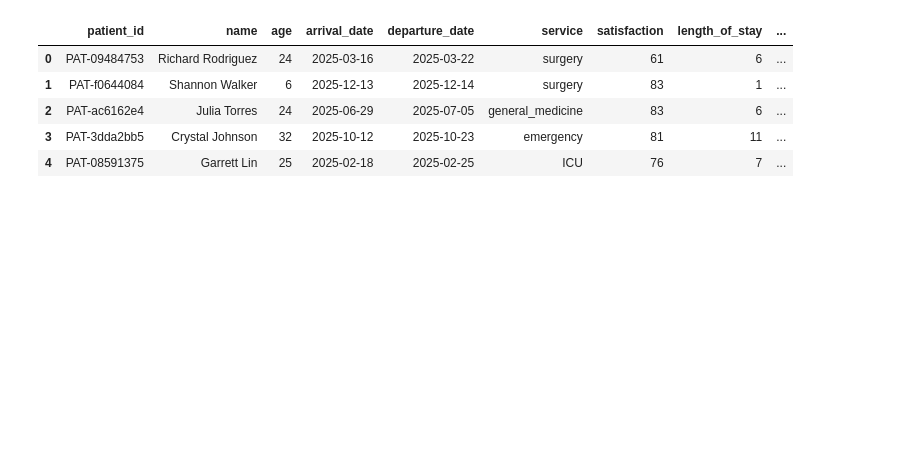
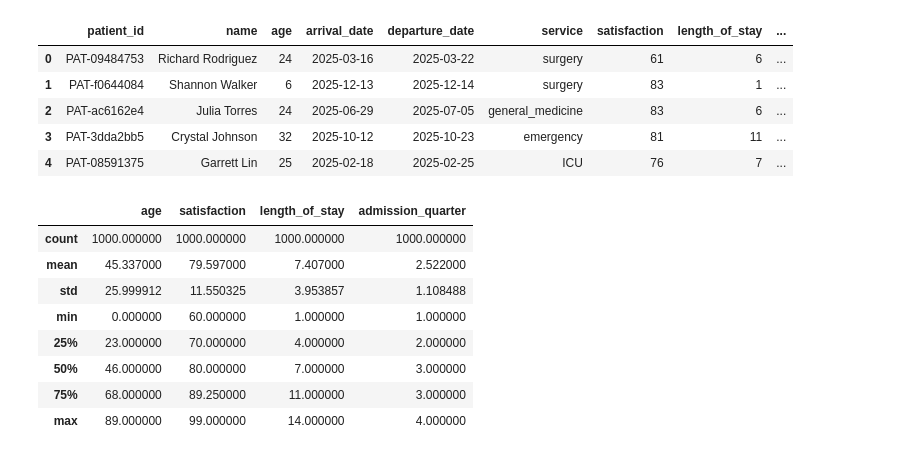
Before and after one commit to Alive-Peterson/myprojects, a Jupyter notebook: health_care/hospital_bed_occupancy_and_resource_utilization/eda_notebook.ipynb, the cells around one changed output. Saved outputs shown, nothing was run; the diff lists cells and outputs as text; code cells hidden in the pictures; blank space fills up the shorter version.

```diff
--- a/health_care/hospital_bed_occupancy_and_resource_utilization/eda_notebook.ipynb
+++ b/health_care/hospital_bed_occupancy_and_resource_utilization/eda_notebook.ipynb
@@ -18,3 +20,15 @@ patients.head()
 | 2 | PAT-ac6162e4 | Julia Torres | 24 | 2025-06-29 | 2025-07-05 | general_medicine | 83 | 6 | ... |
 | 3 | PAT-3dda2bb5 | Crystal Johnson | 32 | 2025-10-12 | 2025-10-23 | emergency | 81 | 11 | ... |
 | 4 | PAT-08591375 | Garrett Lin | 25 | 2025-02-18 | 2025-02-25 | ICU | 76 | 7 | ... |
+# %%
+patients.describe()
+# %% [output]
+|  | age | satisfaction | length_of_stay | admission_quarter |
+| count | 1000.000000 | 1000.000000 | 1000.000000 | 1000.000000 |
+| mean | 45.337000 | 79.597000 | 7.407000 | 2.522000 |
+| std | 25.999912 | 11.550325 | 3.953857 | 1.108488 |
+| min | 0.000000 | 60.000000 | 1.000000 | 1.000000 |
+| 25% | 23.000000 | 70.000000 | 4.000000 | 2.000000 |
+| 50% | 46.000000 | 80.000000 | 7.000000 | 3.000000 |
+| 75% | 68.000000 | 89.250000 | 11.000000 | 3.000000 |
+| max | 89.000000 | 99.000000 | 14.000000 | 4.000000 |
```
Also changed, not shown: parts of 7 cells of this notebook.
